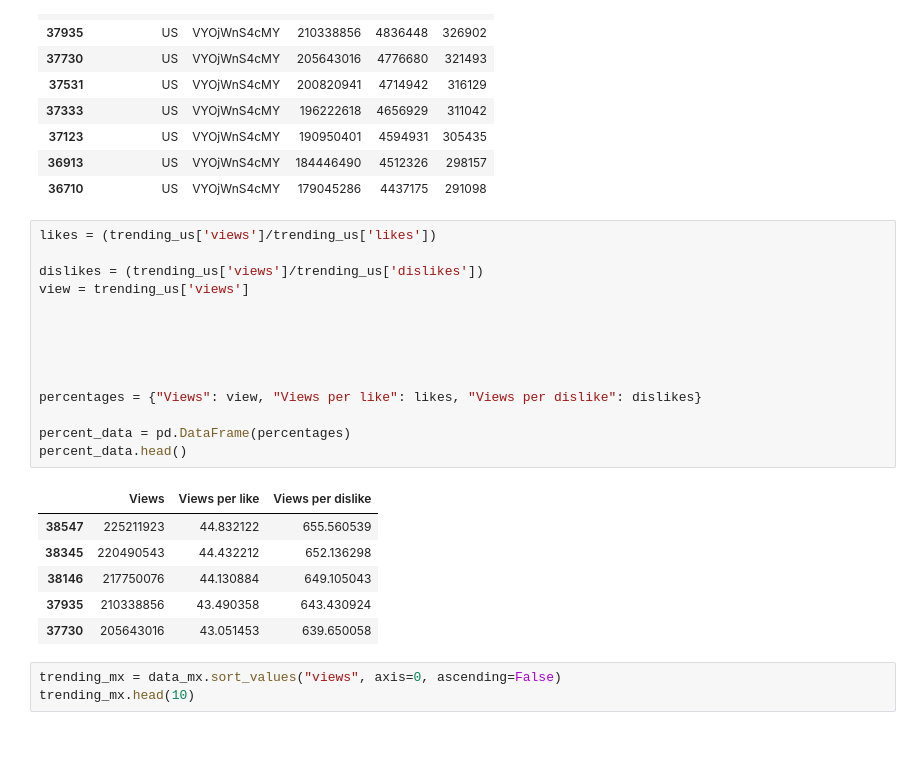
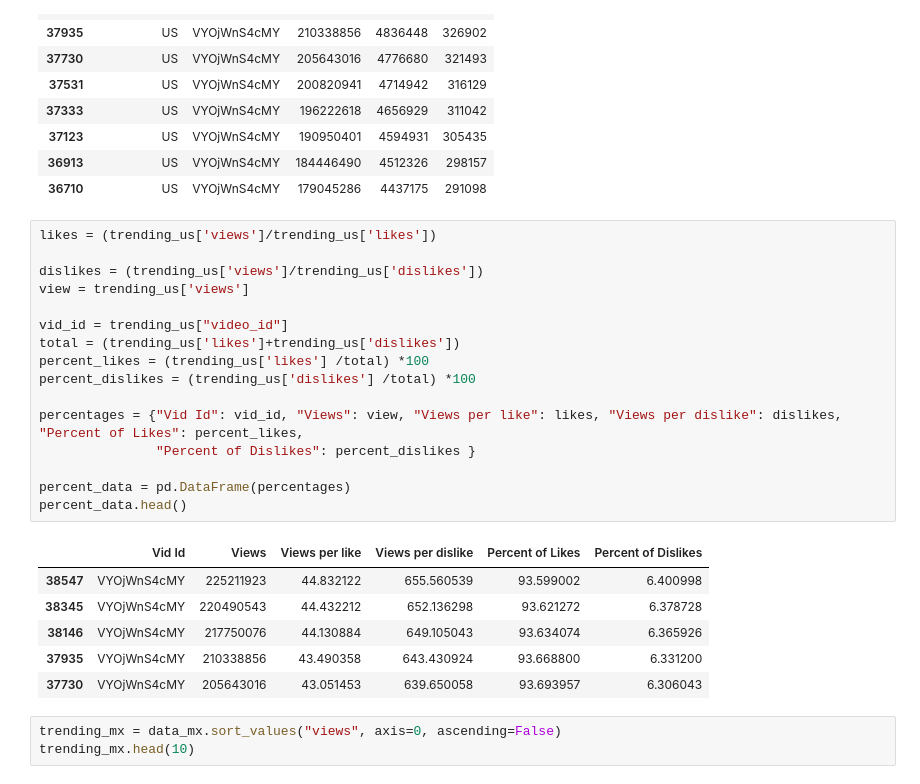
Before and after one commit to jherberg462/python-project, a Jupyter notebook: chis_analysis.ipynb, the cells around one changed output. Cells and saved outputs as stored; diff of their text form; blank space fills up the shorter version.

```diff
--- a/chis_analysis.ipynb
+++ b/chis_analysis.ipynb
@@ -134,24 +134,26 @@ trending_us.head(10)
 # %%
 likes = (trending_us['views']/trending_us['likes'])
 
 dislikes = (trending_us['views']/trending_us['dislikes'])
 view = trending_us['views']
 
+vid_id = trending_us["video_id"]
+total = (trending_us['likes']+trending_us['dislikes'])
+percent_likes = (trending_us['likes'] /total) *100
+percent_dislikes = (trending_us['dislikes'] /total) *100
 
-
-
-
-percentages = {"Views": view, "Views per like": likes, "Views per dislike": dislikes}
+percentages = {"Vid Id": vid_id, "Views": view, "Views per like": likes, "Views per dislike": dislikes, "Percent of Likes": percent_likes,
+               "Percent of Dislikes": percent_dislikes }
 
 percent_data = pd.DataFrame(percentages)
 percent_data.head()
 # %% [output]
-|  | Views | Views per like | Views per dislike |
-| 38547 | 225211923 | 44.832122 | 655.560539 |
-| 38345 | 220490543 | 44.432212 | 652.136298 |
-| 38146 | 217750076 | 44.130884 | 649.105043 |
-| 37935 | 210338856 | 43.490358 | 643.430924 |
-| 37730 | 205643016 | 43.051453 | 639.650058 |
+|  | Vid Id | Views | Views per like | Views per dislike | Percent of Likes | Percent of Dislikes |
+| 38547 | VYOjWnS4cMY | 225211923 | 44.832122 | 655.560539 | 93.599002 | 6.400998 |
+| 38345 | VYOjWnS4cMY | 220490543 | 44.432212 | 652.136298 | 93.621272 | 6.378728 |
+| 38146 | VYOjWnS4cMY | 217750076 | 44.130884 | 649.105043 | 93.634074 | 6.365926 |
+| 37935 | VYOjWnS4cMY | 210338856 | 43.490358 | 643.430924 | 93.668800 | 6.331200 |
+| 37730 | VYOjWnS4cMY | 205643016 | 43.051453 | 639.650058 | 93.693957 | 6.306043 |
 # %%
 trending_mx = data_mx.sort_values("views", axis=0, ascending=False)
 trending_mx.head(10)
```
Also changed, not shown: parts of 9 cells of this notebook.
